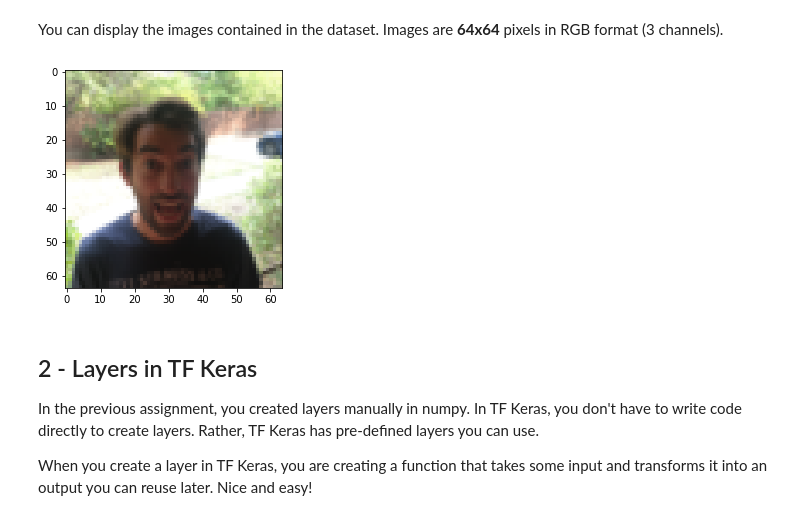
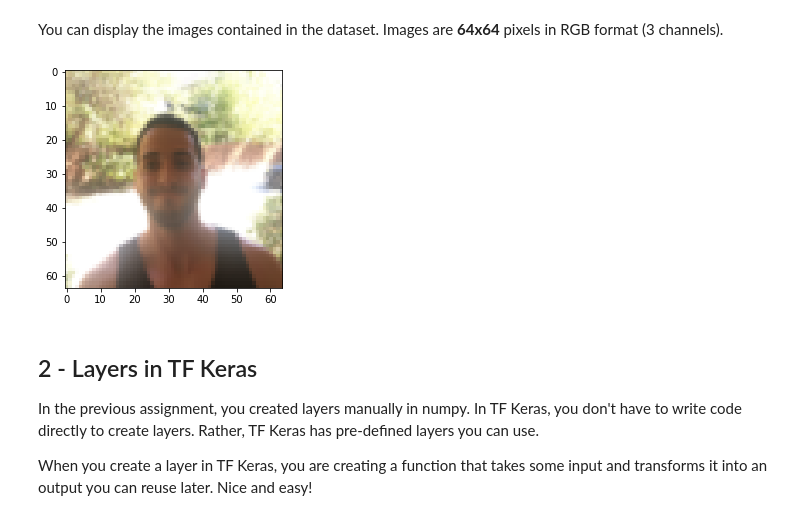
Before and after one commit to d3nsin/Deep_Learning_Specialization, a Jupyter notebook: C4 - Convolutional Neural Networks/Week1/W1A2/Convolution_model_Application.ipynb, the cells around one changed output. Saved outputs shown, nothing was run; the diff lists cells and outputs as text; code cells hidden in the pictures.

```diff
--- a/C4 - Convolutional Neural Networks/Week1/W1A2/Convolution_model_Application.ipynb
+++ b/C4 - Convolutional Neural Networks/Week1/W1A2/Convolution_model_Application.ipynb
@@ -97,11 +97,11 @@ Y_test shape: (150, 1)
 # %% [markdown]
 You can display the images contained in the dataset. Images are **64x64** pixels in RGB format (3 channels).
 # %%
-index = 16
+index = 15
 plt.imshow(X_train_orig[index]) #display sample training image
 plt.show()
 # %% [output]
-[figure, old version]
+[figure, new version]
 # %% [markdown]
 <a name='2'></a>
 ## 2 - Layers in TF Keras
```
Also changed, not shown: parts of 9 cells of this notebook.
